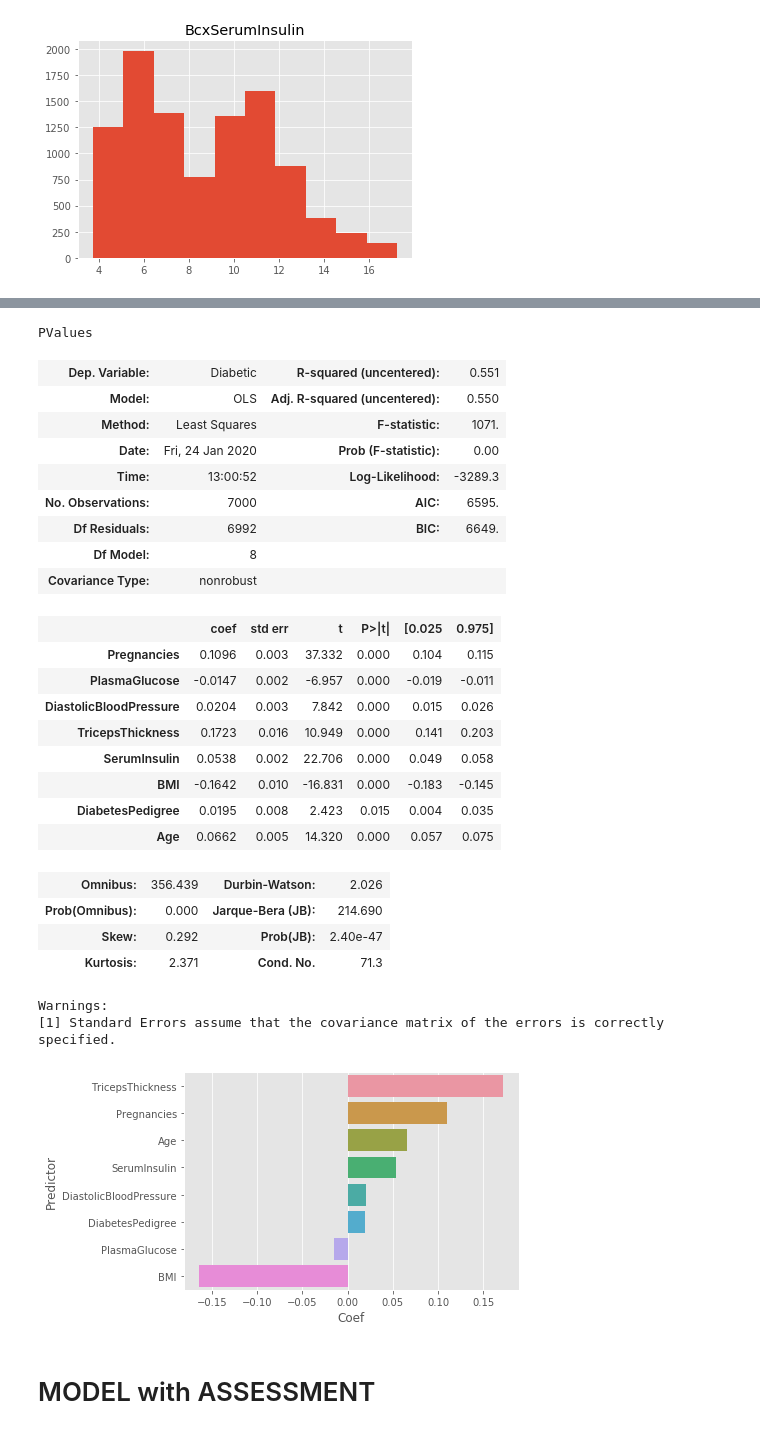
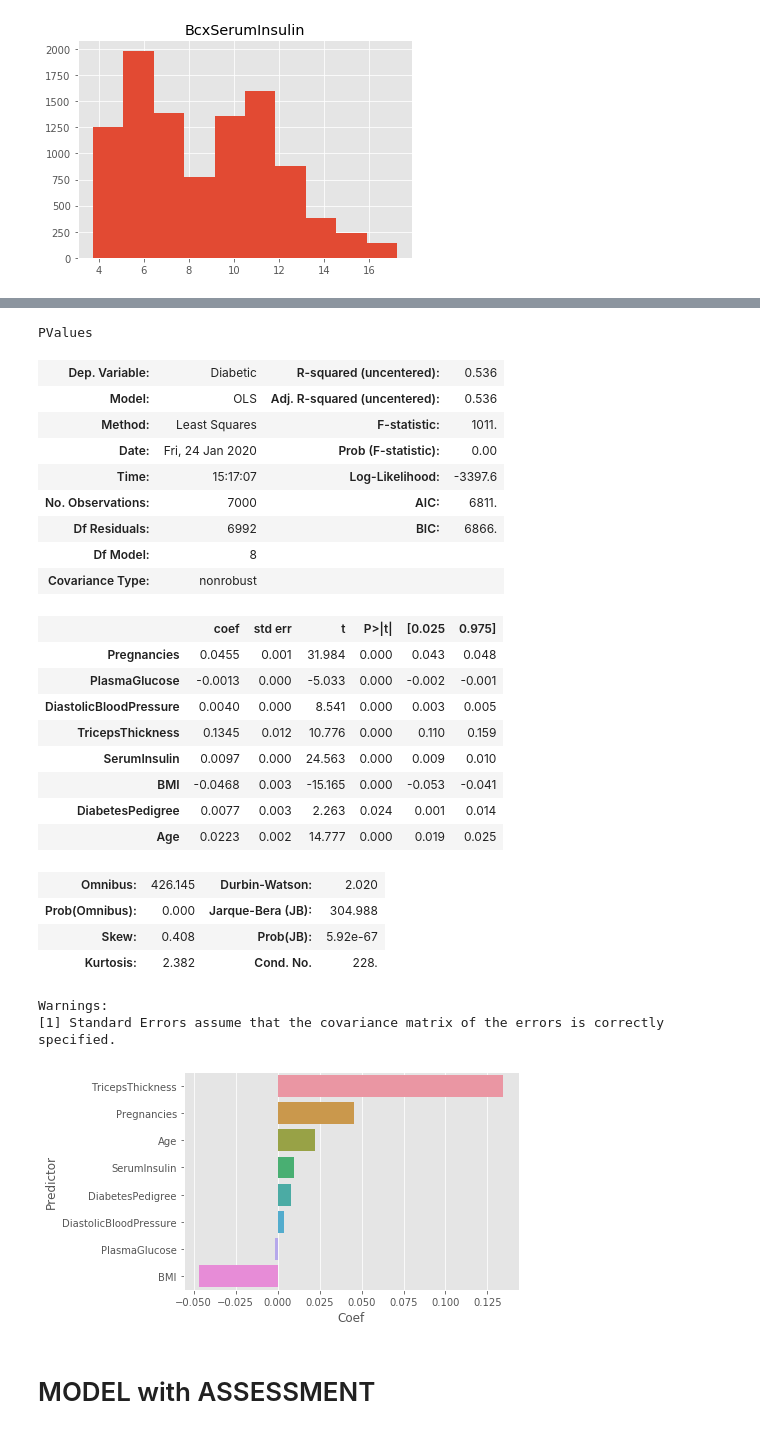
Before and after one commit to jbonfardeci/dl_data_science_week03, a Jupyter notebook: Logit_Diabetes.ipynb, the cells around one changed output, grey strips where cells are left out. Drawn from its saved outputs; the diff is of its cells as text; code cells hidden in the pictures.

```diff
--- a/Logit_Diabetes.ipynb
+++ b/Logit_Diabetes.ipynb
@@ -294,10 +294,10 @@ tx.describe()
 | 75% | 6.00000 | 85.000000 | 39.328921 | 0.621158 | 35.000000 | 1.000000 | 9.480544 | ... |
 | max | 14.00000 | 117.000000 | 56.034628 | 2.301594 | 77.000000 | 1.000000 | 10.889678 | ... |
 # %%
-columns = tx.columns.to_list()
+columns = tx.columns.tolist()
 columns.remove(TARGET)
 X_train, X_test, y_train, y_test = split_data(tx, columns, TARGET)
-summary, df_coef = get_var_estimates(target_name=TARGET, y=y_train, X=X_train_bcx, columns=COLUMN_NAMES)
+summary, df_coef = get_var_estimates(target_name=TARGET, y=y_train, X=X_train, columns=COLUMN_NAMES)
 display(summary)
 ax = sns.barplot(y="Predictor", x="Coef", data=df_coef)
 # %% [output]
@@ -313,29 +313,29 @@ ax = sns.barplot(y="Predictor", x="Coef", data=df_coef)
 PValues
-| Dep. Variable: | Diabetic | R-squared (uncentered): | 0.551 |
-| Model: | OLS | Adj. R-squared (uncentered): | 0.550 |
-| Method: | Least Squares | F-statistic: | 1071. |
+| Dep. Variable: | Diabetic | R-squared (uncentered): | 0.536 |
+| Model: | OLS | Adj. R-squared (uncentered): | 0.536 |
+| Method: | Least Squares | F-statistic: | 1011. |
 | Date: | Fri, 24 Jan 2020 | Prob (F-statistic): | 0.00 |
-| Time: | 13:00:52 | Log-Likelihood: | -3289.3 |
-| No. Observations: | 7000 | AIC: | 6595. |
-| Df Residuals: | 6992 | BIC: | 6649. |
+| Time: | 15:17:07 | Log-Likelihood: | -3397.6 |
+| No. Observations: | 7000 | AIC: | 6811. |
+| Df Residuals: | 6992 | BIC: | 6866. |
 | Df Model: | 8 |  |  |
 | Covariance Type: | nonrobust |  |  |
 |  | coef | std err | t | P>|t| | [0.025 | 0.975] |
-| Pregnancies | 0.1096 | 0.003 | 37.332 | 0.000 | 0.104 | 0.115 |
-| PlasmaGlucose | -0.0147 | 0.002 | -6.957 | 0.000 | -0.019 | -0.011 |
-| DiastolicBloodPressure | 0.0204 | 0.003 | 7.842 | 0.000 | 0.015 | 0.026 |
-| TricepsThickness | 0.1723 | 0.016 | 10.949 | 0.000 | 0.141 | 0.203 |
-| SerumInsulin | 0.0538 | 0.002 | 22.706 | 0.000 | 0.049 | 0.058 |
-| BMI | -0.1642 | 0.010 | -16.831 | 0.000 | -0.183 | -0.145 |
-| DiabetesPedigree | 0.0195 | 0.008 | 2.423 | 0.015 | 0.004 | 0.035 |
-| Age | 0.0662 | 0.005 | 14.320 | 0.000 | 0.057 | 0.075 |
+| Pregnancies | 0.0455 | 0.001 | 31.984 | 0.000 | 0.043 | 0.048 |
+| PlasmaGlucose | -0.0013 | 0.000 | -5.033 | 0.000 | -0.002 | -0.001 |
+| DiastolicBloodPressure | 0.0040 | 0.000 | 8.541 | 0.000 | 0.003 | 0.005 |
+| TricepsThickness | 0.1345 | 0.012 | 10.776 | 0.000 | 0.110 | 0.159 |
+| SerumInsulin | 0.0097 | 0.000 | 24.563 | 0.000 | 0.009 | 0.010 |
+| BMI | -0.0468 | 0.003 | -15.165 | 0.000 | -0.053 | -0.041 |
+| DiabetesPedigree | 0.0077 | 0.003 | 2.263 | 0.024 | 0.001 | 0.014 |
+| Age | 0.0223 | 0.002 | 14.777 | 0.000 | 0.019 | 0.025 |
-| Omnibus: | 356.439 | Durbin-Watson: | 2.026 |
-| Prob(Omnibus): | 0.000 | Jarque-Bera (JB): | 214.690 |
-| Skew: | 0.292 | Prob(JB): | 2.40e-47 |
-| Kurtosis: | 2.371 | Cond. No. | 71.3 |
+| Omnibus: | 426.145 | Durbin-Watson: | 2.020 |
+| Prob(Omnibus): | 0.000 | Jarque-Bera (JB): | 304.988 |
+| Skew: | 0.408 | Prob(JB): | 5.92e-67 |
+| Kurtosis: | 2.382 | Cond. No. | 228. |
 Warnings:
 [1] Standard Errors assume that the covariance matrix of the errors is correctly specified.
-[figure, old version]
+[figure, new version]
 # %% [markdown]
 # MODEL with ASSESSMENT
 # %%
```
Also changed, not shown: parts of 2 cells of this notebook.
